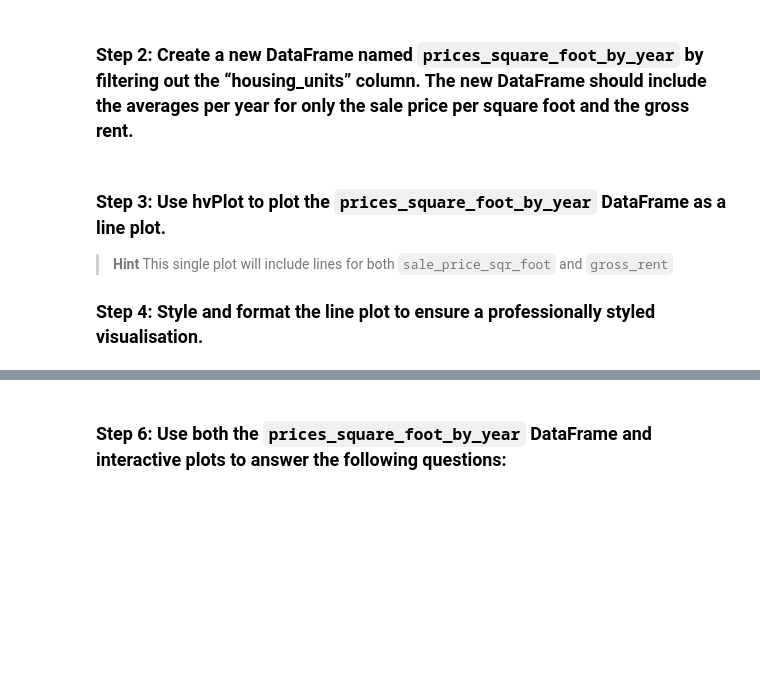
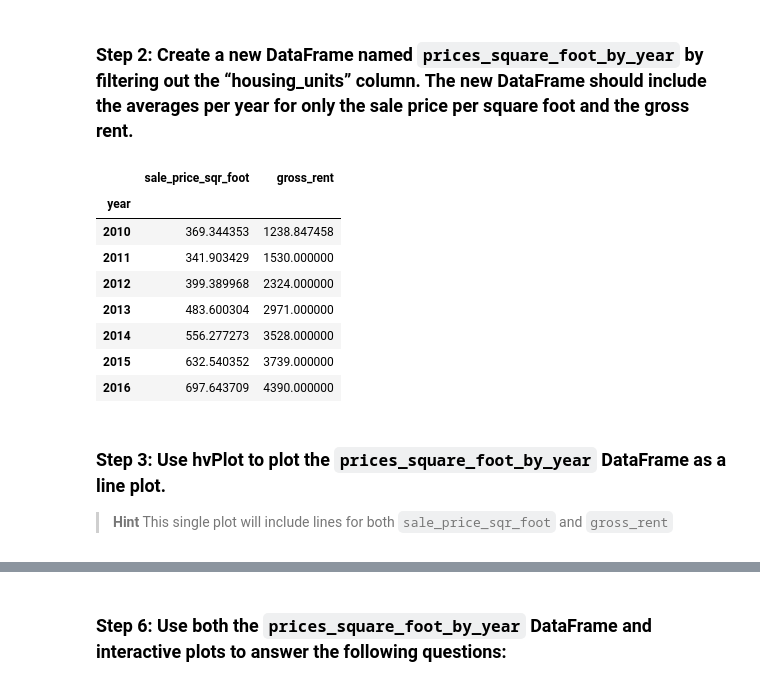
Before and after one commit to nagpalmanpreet/Proptech, a Jupyter notebook: san_francisco_housing.ipynb, the cells around one changed output, grey strips where cells are left out. Cells and saved outputs as stored; diff of their text form; code cells hidden in the pictures; blank space fills up the shorter version.

```diff
--- a/san_francisco_housing.ipynb
+++ b/san_francisco_housing.ipynb
@@ -97,13 +157,21 @@ prices_square_foot_by_year = # YOUR CODE HERE
 # %%
 # Filter out the housing_units column, creating a new DataFrame
 # Keep only sale_price_sqr_foot and gross_rent averages per year
-prices_square_foot_by_year = # YOUR CODE HERE
+prices_square_foot_by_year = housing_units_by_year.drop(columns=["housing_units"])
 
 # Review the DataFrame
-# YOUR CODE HERE
+prices_square_foot_by_year
+# %% [output]
+|  | sale_price_sqr_foot | gross_rent |
+| year |  |  |
+| 2010 | 369.344353 | 1238.847458 |
+| 2011 | 341.903429 | 1530.000000 |
+| 2012 | 399.389968 | 2324.000000 |
+| 2013 | 483.600304 | 2971.000000 |
+| 2014 | 556.277273 | 3528.000000 |
+| 2015 | 632.540352 | 3739.000000 |
+| 2016 | 697.643709 | 4390.000000 |
 # %% [markdown]
 ### Step 3: Use hvPlot to plot the `prices_square_foot_by_year` DataFrame as a line plot.
 
 > **Hint** This single plot will include lines for both `sale_price_sqr_foot` and `gross_rent`
-
-### Step 4: Style and format the line plot to ensure a professionally styled visualisation.
```
Also changed, not shown: parts of 14 cells of this notebook, 1 other file.
